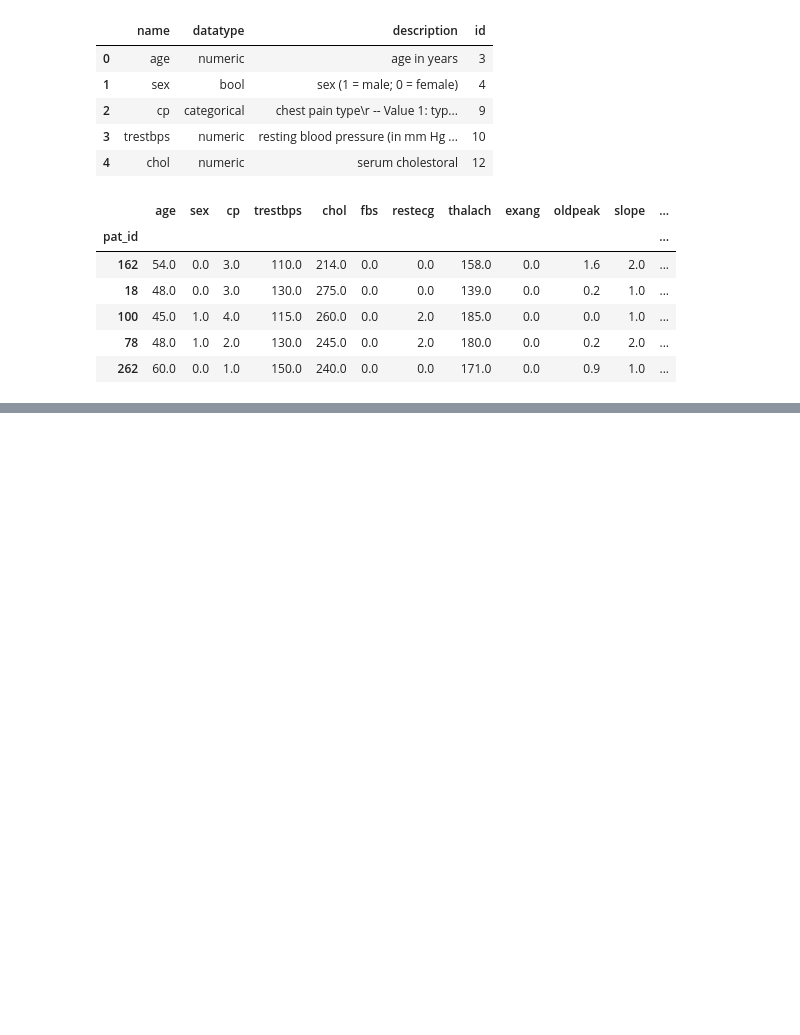
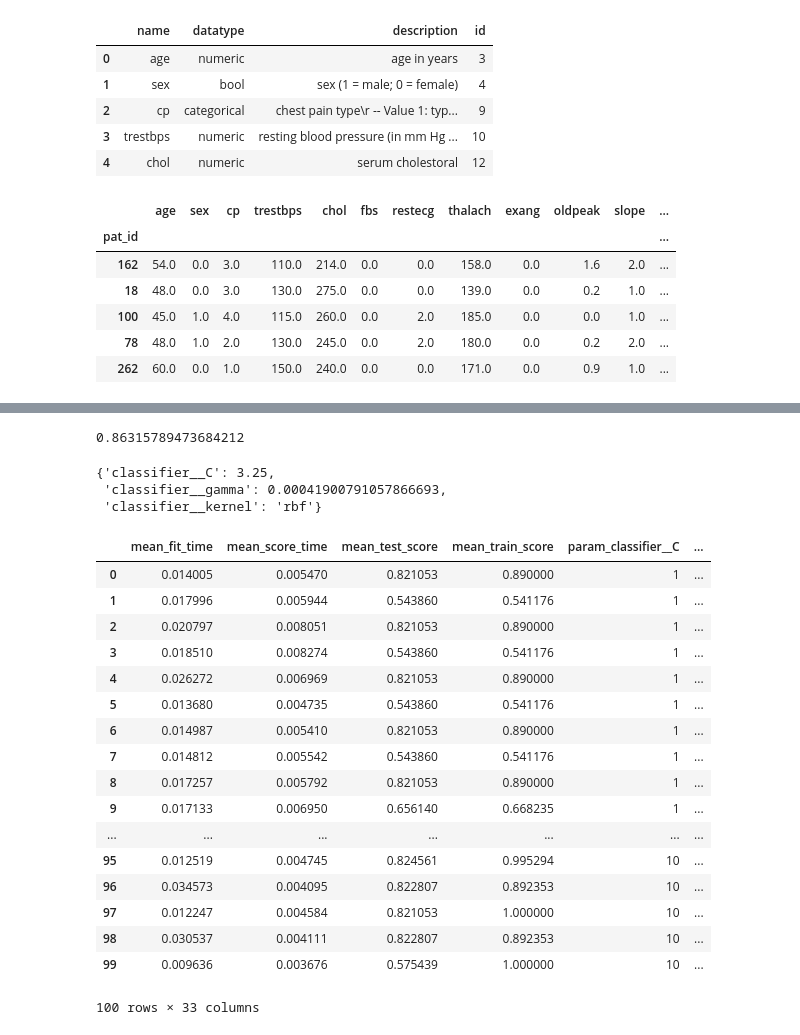
Before and after one commit to TychonautVII/heart_disease_dm, a Jupyter notebook: heart_disease/playground.ipynb, the cells around one changed output, grey strips where cells are left out. Drawn from its saved outputs; the diff is of its cells as text; code cells hidden in the pictures; blank space fills up the shorter version.

Commit message:
playing around with sklearn's grid search

```diff
--- a/heart_disease/playground.ipynb
+++ b/heart_disease/playground.ipynb
@@ -59,0 +53,11 @@ plt.show()
+# %%
+pipeline = Pipeline([
+    ('cleaner',pre_proc.DataCleaner(data_path+'meta_data.csv').CleaningPipeline),
+    ('feature',PCA(n_components=20)),
+#     ('feature2',LinearDiscriminantAnalysis()),
+#     ('classifier',perceptron.Perceptron())
+    ('classifier',SVC())
+
+])
+# %%
+cv = StratifiedShuffleSplit(n_splits=10, test_size=0.25, random_state=0)
@@ -59,0 +102,10 @@ plt.show()
+# %%
+parameters = {'classifier__kernel':('linear', 'rbf'),
+              'classifier__C':np.linspace(1,10,5),
+              'classifier__gamma':np.logspace(-6, -0.1, 10)}
+
+cv_estimator = GridSearchCV(pipeline, parameters, cv=cv, n_jobs=4)
+# %%
+logger.info("Grid Search Started")
+out = cv_estimator.fit(data_df, data_df['ispos_truth'])
+logger.info("Grid Search Complete")
@@ -59,0 +115,31 @@ plt.show()
+# %%
+out.best_score_
+# %% [output]
+0.86315789473684212
+# %%
+out.best_params_
+# %% [output]
+{'classifier__C': 3.25,
+ 'classifier__gamma': 0.00041900791057866693,
+ 'classifier__kernel': 'rbf'}
+# %%
+pd.DataFrame(out.cv_results_)
+# %% [output]
+|  | mean_fit_time | mean_score_time | mean_test_score | mean_train_score | param_classifier__C | ... |
+| 0 | 0.014005 | 0.005470 | 0.821053 | 0.890000 | 1 | ... |
+| 1 | 0.017996 | 0.005944 | 0.543860 | 0.541176 | 1 | ... |
+| 2 | 0.020797 | 0.008051 | 0.821053 | 0.890000 | 1 | ... |
+| 3 | 0.018510 | 0.008274 | 0.543860 | 0.541176 | 1 | ... |
+| 4 | 0.026272 | 0.006969 | 0.821053 | 0.890000 | 1 | ... |
+| 5 | 0.013680 | 0.004735 | 0.543860 | 0.541176 | 1 | ... |
+| 6 | 0.014987 | 0.005410 | 0.821053 | 0.890000 | 1 | ... |
+| 7 | 0.014812 | 0.005542 | 0.543860 | 0.541176 | 1 | ... |
+| 8 | 0.017257 | 0.005792 | 0.821053 | 0.890000 | 1 | ... |
+| 9 | 0.017133 | 0.006950 | 0.656140 | 0.668235 | 1 | ... |
+| ... | ... | ... | ... | ... | ... | ... |
+| 95 | 0.012519 | 0.004745 | 0.824561 | 0.995294 | 10 | ... |
+| 96 | 0.034573 | 0.004095 | 0.822807 | 0.892353 | 10 | ... |
+| 97 | 0.012247 | 0.004584 | 0.821053 | 1.000000 | 10 | ... |
+| 98 | 0.030537 | 0.004111 | 0.822807 | 0.892353 | 10 | ... |
+| 99 | 0.009636 | 0.003676 | 0.575439 | 1.000000 | 10 | ... |
+100 rows × 33 columns
```
Also changed, not shown: parts of 11 cells of this notebook, 1 other file.
